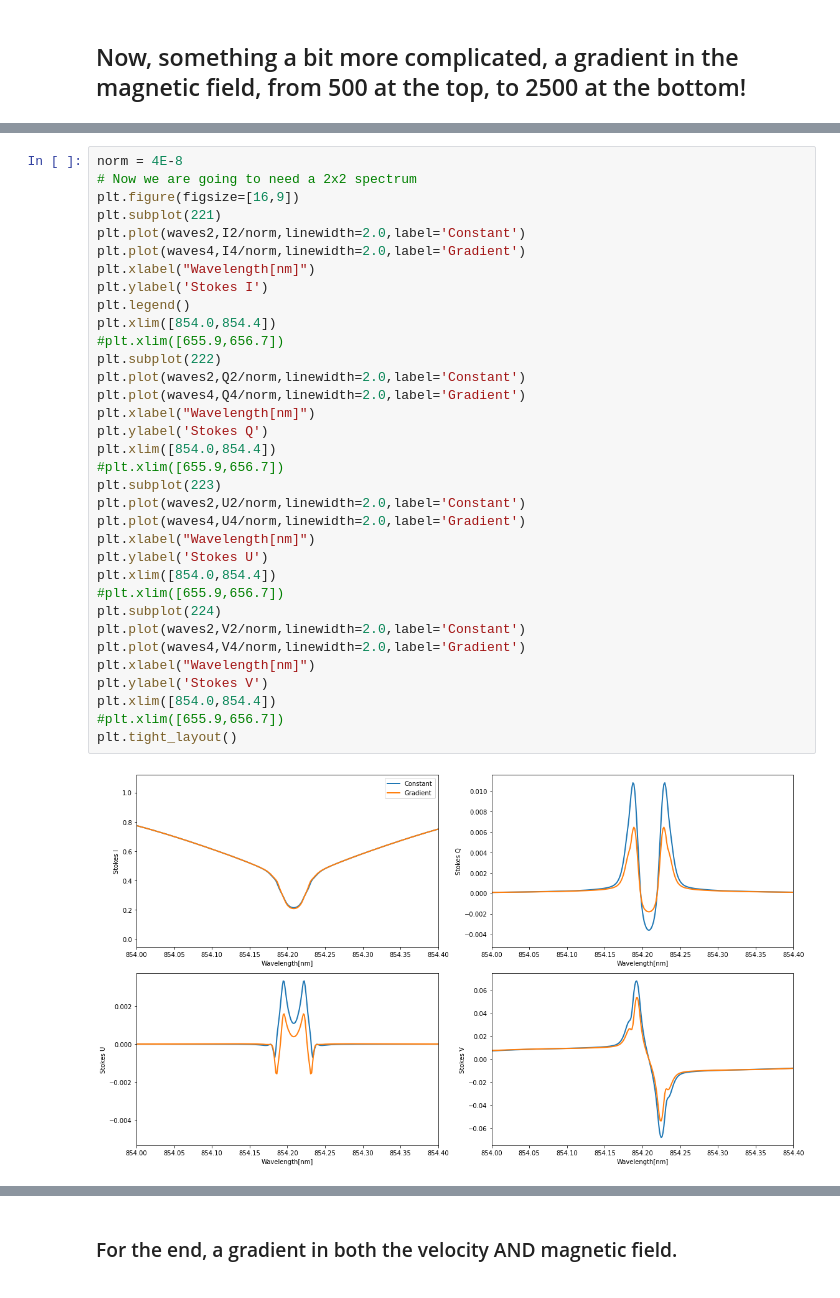
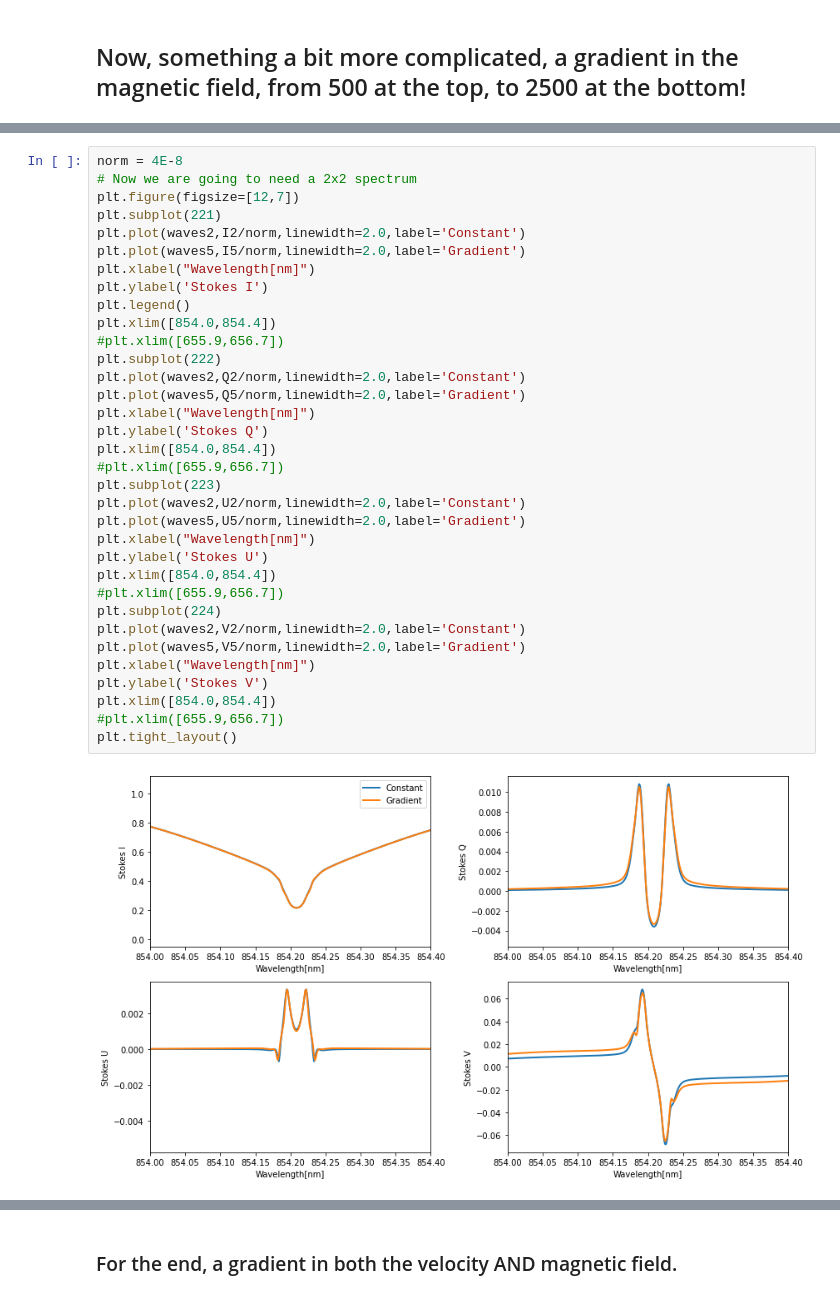
Before and after one commit to ivanzmilic/dkist_workshop_4, a Jupyter notebook: mag_field_influence.ipynb, the cells around one changed output, grey strips where cells are left out. Cells and saved outputs as stored; diff of their text form.

```diff
--- a/mag_field_influence.ipynb
+++ b/mag_field_influence.ipynb
@@ -355,39 +423,39 @@ V4=np.copy(falc.rays[0].V)
 # %%
 norm = 4E-8
 # Now we are going to need a 2x2 spectrum
-plt.figure(figsize=[16,9])
+plt.figure(figsize=[12,7])
 plt.subplot(221)
 plt.plot(waves2,I2/norm,linewidth=2.0,label='Constant')
-plt.plot(waves4,I4/norm,linewidth=2.0,label='Gradient')
+plt.plot(waves5,I5/norm,linewidth=2.0,label='Gradient')
 plt.xlabel("Wavelength[nm]")
 plt.ylabel('Stokes I')
 plt.legend()
 plt.xlim([854.0,854.4])
 #plt.xlim([655.9,656.7])
 plt.subplot(222)
 plt.plot(waves2,Q2/norm,linewidth=2.0,label='Constant')
-plt.plot(waves4,Q4/norm,linewidth=2.0,label='Gradient')
+plt.plot(waves5,Q5/norm,linewidth=2.0,label='Gradient')
 plt.xlabel("Wavelength[nm]")
 plt.ylabel('Stokes Q')
 plt.xlim([854.0,854.4])
 #plt.xlim([655.9,656.7])
 plt.subplot(223)
 plt.plot(waves2,U2/norm,linewidth=2.0,label='Constant')
-plt.plot(waves4,U4/norm,linewidth=2.0,label='Gradient')
+plt.plot(waves5,U5/norm,linewidth=2.0,label='Gradient')
 plt.xlabel("Wavelength[nm]")
 plt.ylabel('Stokes U')
 plt.xlim([854.0,854.4])
 #plt.xlim([655.9,656.7])
 plt.subplot(224)
 plt.plot(waves2,V2/norm,linewidth=2.0,label='Constant')
-plt.plot(waves4,V4/norm,linewidth=2.0,label='Gradient')
+plt.plot(waves5,V5/norm,linewidth=2.0,label='Gradient')
 plt.xlabel("Wavelength[nm]")
 plt.ylabel('Stokes V')
 plt.xlim([854.0,854.4])
 #plt.xlim([655.9,656.7])
 plt.tight_layout()
 # %% [output]
-[figure, old version]
+[figure, new version]
 # %% [markdown]
 ### What can you conclude here?
 
```
Also changed, not shown: parts of 20 cells of this notebook.
